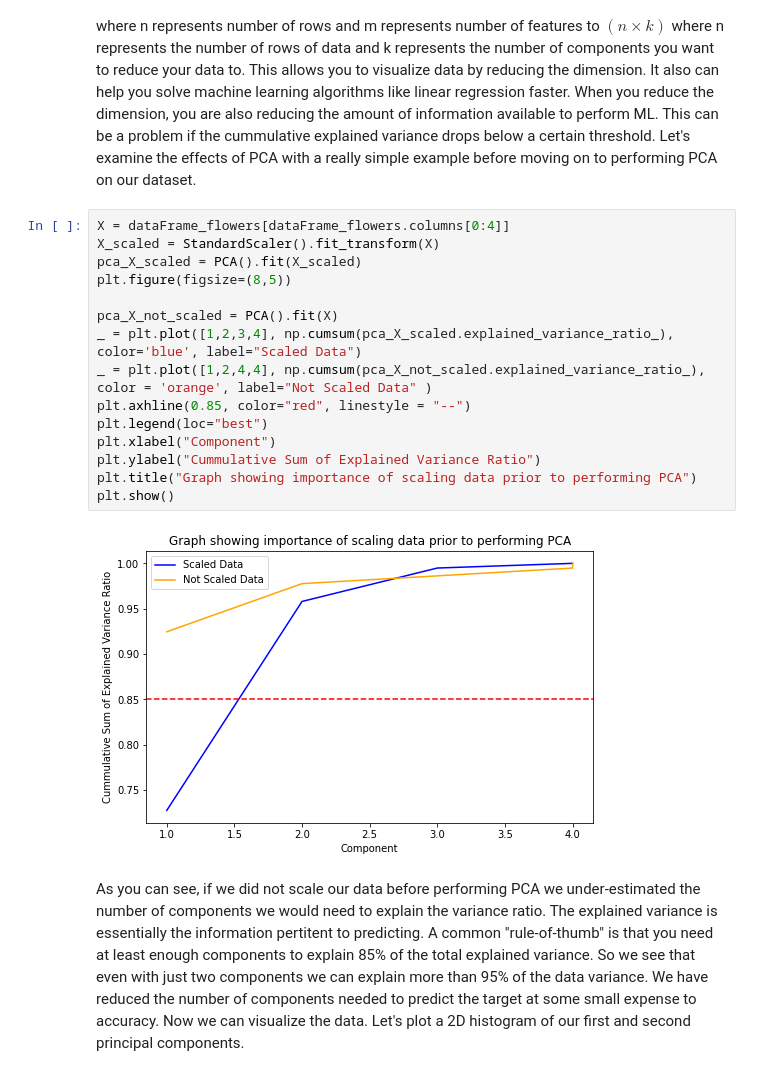
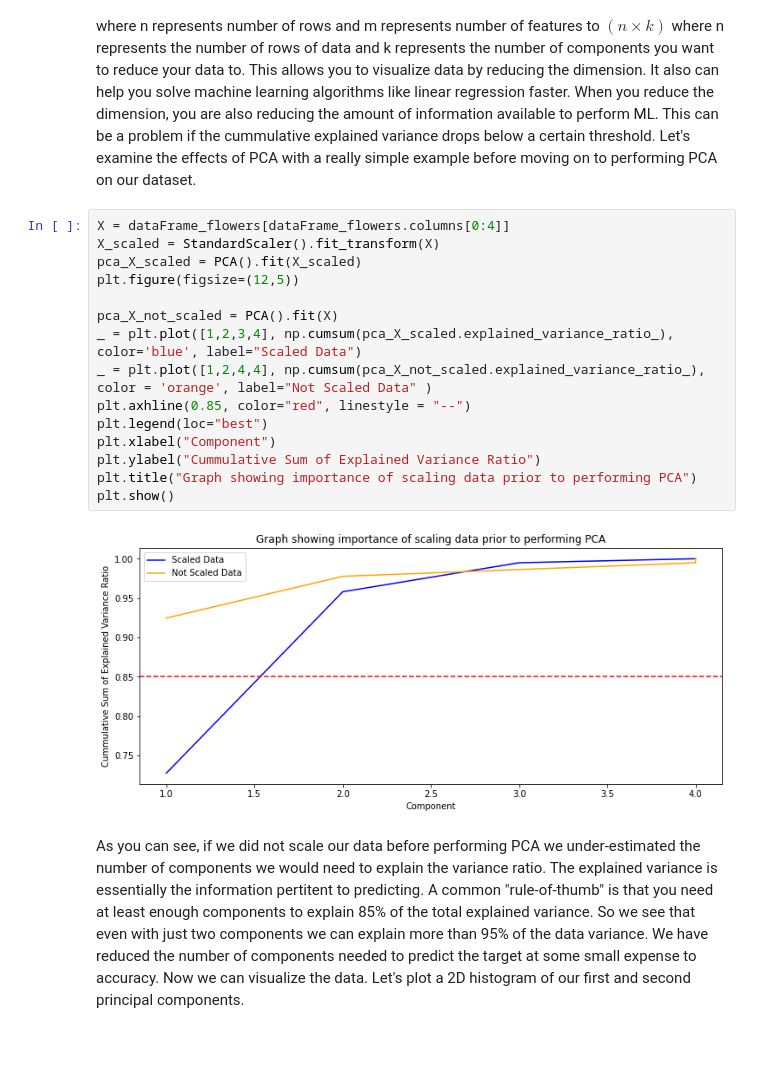
Before and after one commit to NCAR/ai4essportal, a Jupyter notebook: NB1_data_exploration.ipynb, the cells around one changed output. Cells and saved outputs as stored; diff of their text form; blank space fills up the shorter version.

```diff
--- a/NB1_data_exploration.ipynb
+++ b/NB1_data_exploration.ipynb
@@ -192,20 +217,20 @@ You must normalize/scale your data before applying PCA. If you do not normalize
 # %%
 X = dataFrame_flowers[dataFrame_flowers.columns[0:4]]
 X_scaled = StandardScaler().fit_transform(X)
 pca_X_scaled = PCA().fit(X_scaled)
-plt.figure(figsize=(8,5))
+plt.figure(figsize=(12,5))
 
 pca_X_not_scaled = PCA().fit(X)
 _ = plt.plot([1,2,3,4], np.cumsum(pca_X_scaled.explained_variance_ratio_), color='blue', label="Scaled Data")
 _ = plt.plot([1,2,4,4], np.cumsum(pca_X_not_scaled.explained_variance_ratio_), color = 'orange', label="Not Scaled Data" )
 plt.axhline(0.85, color="red", linestyle = "--")
 plt.legend(loc="best")
 plt.xlabel("Component")
 plt.ylabel("Cummulative Sum of Explained Variance Ratio")
 plt.title("Graph showing importance of scaling data prior to performing PCA")
 plt.show()
 # %% [output]
-[figure, old version]
+[figure, new version]
 # %% [markdown]
 As you can see, if we did not scale our data before performing PCA we under-estimated the number of components we would need to explain the variance ratio. The explained variance is essentially the information pertitent to predicting. A common "rule-of-thumb" is that you need at least enough components to explain 85% of the total explained variance. So we see that even with just two components we can explain more than 95% of the data variance. We have reduced the number of components needed to predict the target at some small expense to accuracy. Now we can visualize the data. Let's plot a 2D histogram of our first and second principal components.
 # %%
```
Also changed, not shown: parts of 74 cells of this notebook.
